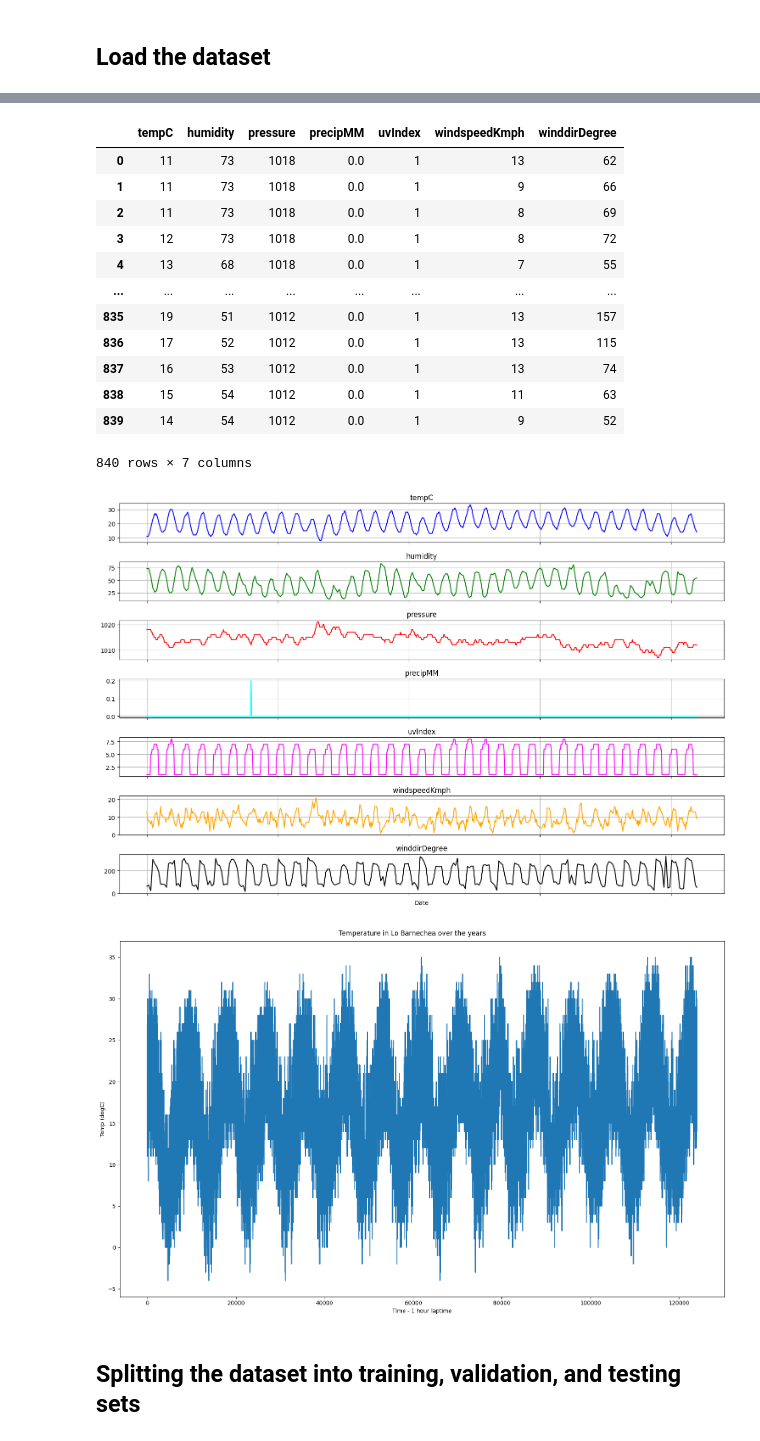
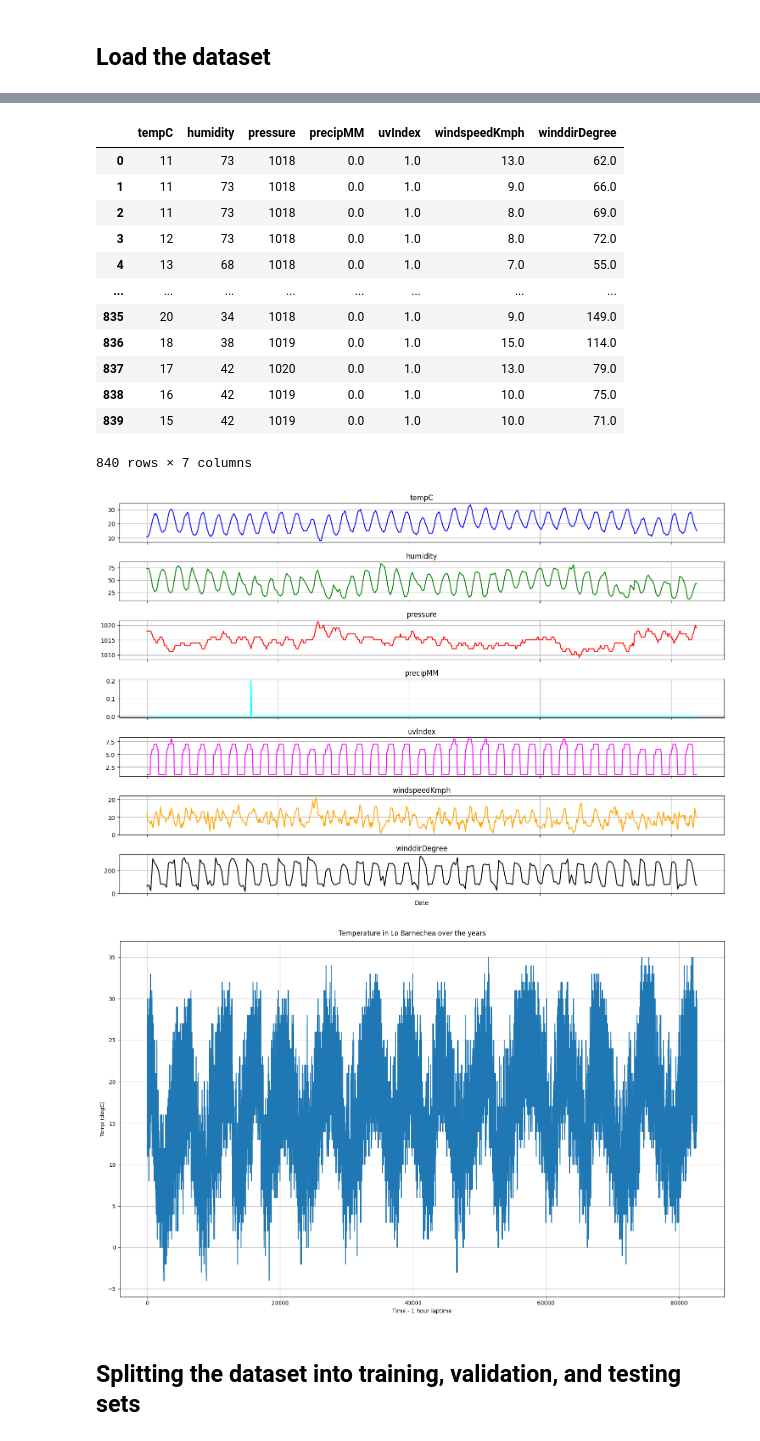
Before and after one commit to Mjrovai/Tiny-LSTM-Weather-Station, a Jupyter notebook: 02_Temp_Prediction_LSTM_TFLite_EI_SDK.ipynb, the cells around one changed output, grey strips where cells are left out. Cells and saved outputs as stored; diff of their text form; code cells hidden in the pictures.

```diff
--- a/02_Temp_Prediction_LSTM_TFLite_EI_SDK.ipynb
+++ b/02_Temp_Prediction_LSTM_TFLite_EI_SDK.ipynb
@@ -91,0 +100,2 @@ data_selected.shape
+# %%
+data_selected = data_selected.fillna(data_selected.mean())
@@ -104,17 +125,17 @@ five_weeks_data = data_selected[:840]
 five_weeks_data
 # %% [output]
 |  | tempC | humidity | pressure | precipMM | uvIndex | windspeedKmph | winddirDegree |
-| 0 | 11 | 73 | 1018 | 0.0 | 1 | 13 | 62 |
-| 1 | 11 | 73 | 1018 | 0.0 | 1 | 9 | 66 |
-| 2 | 11 | 73 | 1018 | 0.0 | 1 | 8 | 69 |
-| 3 | 12 | 73 | 1018 | 0.0 | 1 | 8 | 72 |
-| 4 | 13 | 68 | 1018 | 0.0 | 1 | 7 | 55 |
+| 0 | 11 | 73 | 1018 | 0.0 | 1.0 | 13.0 | 62.0 |
+| 1 | 11 | 73 | 1018 | 0.0 | 1.0 | 9.0 | 66.0 |
+| 2 | 11 | 73 | 1018 | 0.0 | 1.0 | 8.0 | 69.0 |
+| 3 | 12 | 73 | 1018 | 0.0 | 1.0 | 8.0 | 72.0 |
+| 4 | 13 | 68 | 1018 | 0.0 | 1.0 | 7.0 | 55.0 |
 | ... | ... | ... | ... | ... | ... | ... | ... |
-| 835 | 19 | 51 | 1012 | 0.0 | 1 | 13 | 157 |
-| 836 | 17 | 52 | 1012 | 0.0 | 1 | 13 | 115 |
-| 837 | 16 | 53 | 1012 | 0.0 | 1 | 13 | 74 |
-| 838 | 15 | 54 | 1012 | 0.0 | 1 | 11 | 63 |
-| 839 | 14 | 54 | 1012 | 0.0 | 1 | 9 | 52 |
+| 835 | 20 | 34 | 1018 | 0.0 | 1.0 | 9.0 | 149.0 |
+| 836 | 18 | 38 | 1019 | 0.0 | 1.0 | 15.0 | 114.0 |
+| 837 | 17 | 42 | 1020 | 0.0 | 1.0 | 13.0 | 79.0 |
+| 838 | 16 | 42 | 1019 | 0.0 | 1.0 | 10.0 | 75.0 |
+| 839 | 15 | 42 | 1019 | 0.0 | 1.0 | 10.0 | 71.0 |
 840 rows × 7 columns
 # %%
 # Define colors for each feature for visibility
@@ -139,22 +160,23 @@ for i, (feature, color) in enumerate(zip(five_weeks_data.columns, colors), 1):
 plt.tight_layout()
 plt.show()
 # %% [output]
-[figure, old version]
+[figure, new version]
 # %%
 fig, ax1 = plt.subplots(figsize=(16, 10))
 
 ax1.set_xlabel('Time - 1 hour laptime')
 ax1.set_ylabel('Temp (degC)')
 ax1.plot(data_selected['tempC'], linestyle='-')
 ax1.tick_params(axis='y')
 
 # Optional: Add a title and adjust layout
 plt.suptitle('Temperature in Lo Barnechea over the years')
+plt.grid()
 fig.tight_layout()  # adjust subplot parameters to give specified padding
 
 plt.show()
 # %% [output]
-[figure, old version]
+[figure, new version]
 # %% [markdown]
 ## Splitting the dataset into training, validation, and testing sets
 # %%
```
Also changed, not shown: parts of 21 cells of this notebook, 1 other file.
